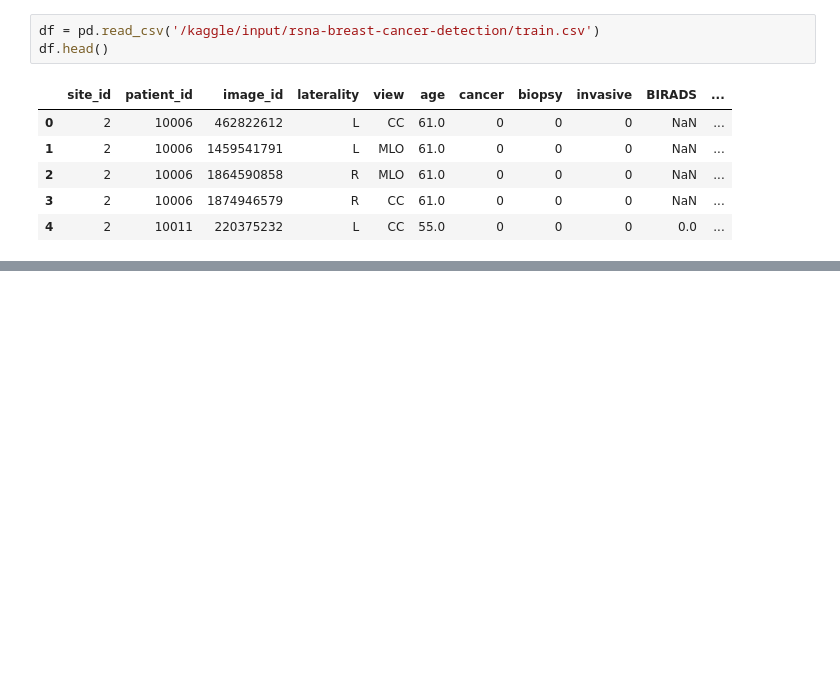
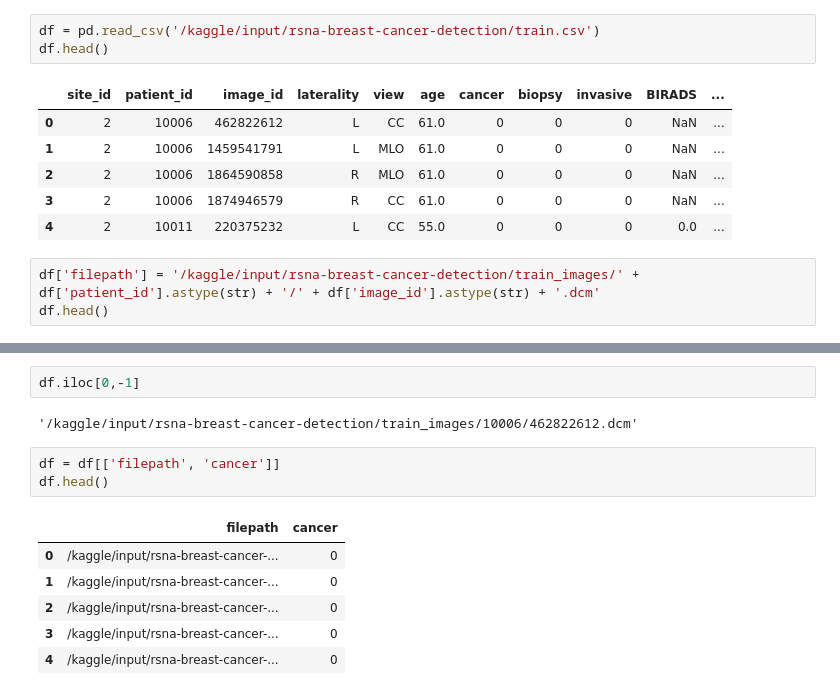
Before and after one commit to taaha/Breast_cancer_detection_from_mamograms, a Jupyter notebook: baseline-model-fastai.ipynb, the cells around one changed output, grey strips where cells are left out. Drawn from its saved outputs; the diff is of its cells as text; blank space fills up the shorter version.

Commit message:
Kaggle Notebook | baseline_model_fastai | Version 3

```diff
--- a/baseline-model-fastai.ipynb
+++ b/baseline-model-fastai.ipynb
@@ -26,3 +26,6 @@ df.head()
 | 2 | 2 | 10006 | 1864590858 | R | MLO | 61.0 | 0 | 0 | 0 | NaN | ... |
 | 3 | 2 | 10006 | 1874946579 | R | CC | 61.0 | 0 | 0 | 0 | NaN | ... |
 | 4 | 2 | 10011 | 220375232 | L | CC | 55.0 | 0 | 0 | 0 | 0.0 | ... |
+# %%
+df['filepath'] = '/kaggle/input/rsna-breast-cancer-detection/train_images/' + df['patient_id'].astype(str) + '/' + df['image_id'].astype(str) + '.dcm'
+df.head()
@@ -28,0 +39,14 @@ df.head()
+# %%
+df.iloc[0,-1]
+# %% [output]
+'/kaggle/input/rsna-breast-cancer-detection/train_images/10006/462822612.dcm'
+# %%
+df = df[['filepath', 'cancer']]
+df.head()
+# %% [output]
+|  | filepath | cancer |
+| 0 | /kaggle/input/rsna-breast-cancer-... | 0 |
+| 1 | /kaggle/input/rsna-breast-cancer-... | 0 |
+| 2 | /kaggle/input/rsna-breast-cancer-... | 0 |
+| 3 | /kaggle/input/rsna-breast-cancer-... | 0 |
+| 4 | /kaggle/input/rsna-breast-cancer-... | 0 |
```
Also changed, not shown: parts of 5 cells of this notebook.
